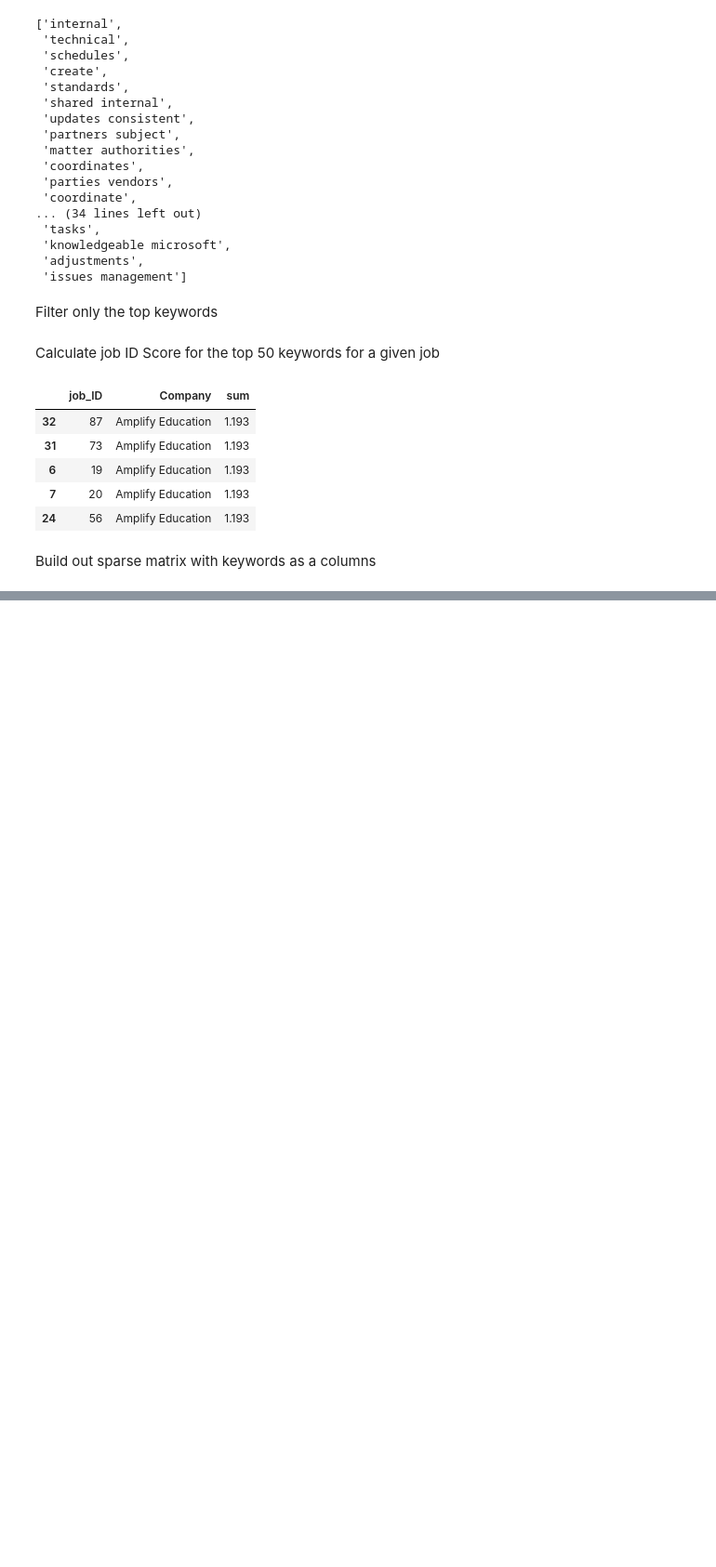
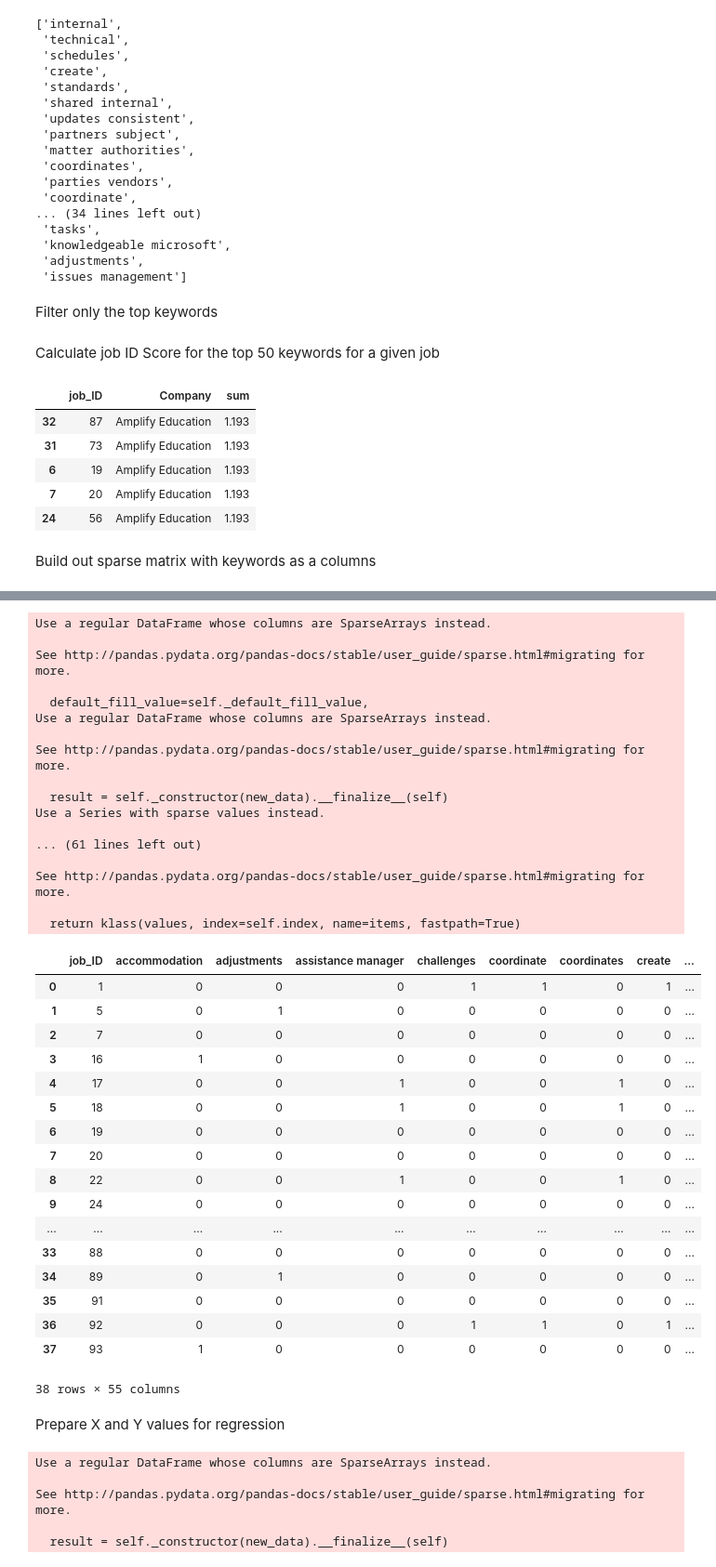
Before and after one commit to dmeyers83/TermEstimate, a Jupyter notebook: coinjoint.ipynb, the cells around one changed output, grey strips where cells are left out. Shown at 93% size. Saved outputs shown, nothing was run; the diff lists cells and outputs as text; code cells hidden in the pictures; blank space fills up the shorter version.

```diff
--- a/coinjoint.ipynb
+++ b/coinjoint.ipynb
@@ -102,11 +102,12 @@ job_id_scores_df.head()
 # %% [markdown]
 Build out sparse matrix with keywords as a columns
 # %%
-df2 = pd.get_dummies(df_with_keyword_catagories['keyword']).to_sparse(0)
+df2 = pd.get_dummies(keyword_df['keyword']).to_sparse(0)
 df2['job_ID'] = keyword_df['job_ID']
 df2['Company'] = keyword_df['Company']
 df2['Title'] = keyword_df['Title']
 df2['Score'] = keyword_df['Score']
+
 df2.head()
 # %% [output]
 Use a Series with sparse values instead.
@@ -164,0 +137,53 @@ See http://pandas.pydata.org/pandas-docs/stable/user_guide/sparse.html#migrating
+# %%
+feature_matrix = df2.groupby(['job_ID'], as_index=False).sum()
+feature_matrix ["Rank"] = feature_matrix ["Score"].rank(method='dense', ascending=False)
+feature_matrix.to_csv('feature_matrix.csv')
+feature_matrix
+# %% [output]
+Use a regular DataFrame whose columns are SparseArrays instead.
+
+See http://pandas.pydata.org/pandas-docs/stable/user_guide/sparse.html#migrating for more.
+
+  default_fill_value=self._default_fill_value,
+Use a regular DataFrame whose columns are SparseArrays instead.
+
+See http://pandas.pydata.org/pandas-docs/stable/user_guide/sparse.html#migrating for more.
+
+  result = self._constructor(new_data).__finalize__(self)
+Use a Series with sparse values instead.
+
+... (61 lines left out)
+
+See http://pandas.pydata.org/pandas-docs/stable/user_guide/sparse.html#migrating for more.
+
+  return klass(values, index=self.index, name=items, fastpath=True)
+|  | job_ID | accommodation | adjustments | assistance manager | challenges | coordinate | coordinates | create | ... |
+| 0 | 1 | 0 | 0 | 0 | 1 | 1 | 0 | 1 | ... |
+| 1 | 5 | 0 | 1 | 0 | 0 | 0 | 0 | 0 | ... |
+| 2 | 7 | 0 | 0 | 0 | 0 | 0 | 0 | 0 | ... |
+| 3 | 16 | 1 | 0 | 0 | 0 | 0 | 0 | 0 | ... |
+| 4 | 17 | 0 | 0 | 1 | 0 | 0 | 1 | 0 | ... |
+| 5 | 18 | 0 | 0 | 1 | 0 | 0 | 1 | 0 | ... |
+| 6 | 19 | 0 | 0 | 0 | 0 | 0 | 0 | 0 | ... |
+| 7 | 20 | 0 | 0 | 0 | 0 | 0 | 0 | 0 | ... |
+| 8 | 22 | 0 | 0 | 1 | 0 | 0 | 1 | 0 | ... |
+| 9 | 24 | 0 | 0 | 0 | 0 | 0 | 0 | 0 | ... |
+| ... | ... | ... | ... | ... | ... | ... | ... | ... | ... |
+| 33 | 88 | 0 | 0 | 0 | 0 | 0 | 0 | 0 | ... |
+| 34 | 89 | 0 | 1 | 0 | 0 | 0 | 0 | 0 | ... |
+| 35 | 91 | 0 | 0 | 0 | 0 | 0 | 0 | 0 | ... |
+| 36 | 92 | 0 | 0 | 0 | 1 | 1 | 0 | 1 | ... |
+| 37 | 93 | 1 | 0 | 0 | 0 | 0 | 0 | 0 | ... |
+38 rows × 55 columns
+# %% [markdown]
+Prepare X and Y values for regression
+# %%
+Y = feature_matrix['Rank']
+X = feature_matrix[[x for x in feature_matrix.columns if x != 'job_ID' and x != 'Rank'and x != 'Company'and x != 'Title'and x != 'Score']]
+#X = sm.add_constant(X)
+# %% [output]
+Use a regular DataFrame whose columns are SparseArrays instead.
+
+See http://pandas.pydata.org/pandas-docs/stable/user_guide/sparse.html#migrating for more.
+
+  result = self._constructor(new_data).__finalize__(self)
```
Also changed, not shown: parts of 12 cells of this notebook.
